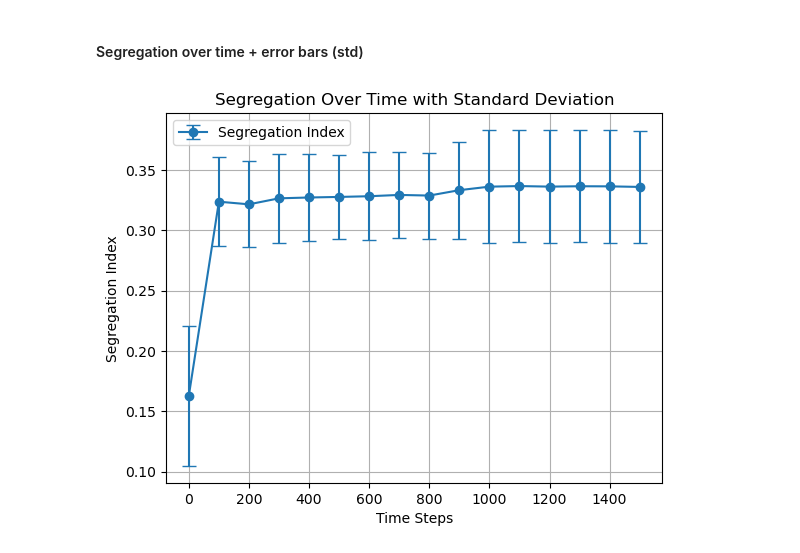
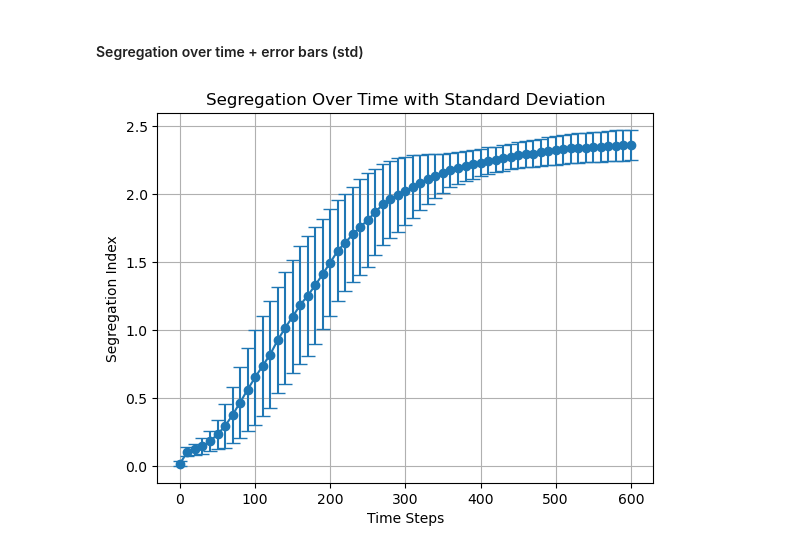
Before and after one commit to markalvaress/Housing_Multiple_IM, a Jupyter notebook: no_grid_model+graphs(Kinga).ipynb, the cells around one changed output. Saved outputs shown, nothing was run; the diff lists cells and outputs as text; code cells hidden in the pictures.

```diff
--- a/no_grid_model+graphs(Kinga).ipynb
+++ b/no_grid_model+graphs(Kinga).ipynb
@@ -133,5 +216,5 @@ def update_values(affluence_grid, house_grid, lambda_, r):
 # %%
-def propose_swap(affluence_grid, house_grid, religion_grid, politics_grid):
+def propose_swap(affluence_grid, house_grid, religion_grid, politics_grid, r, kernel):
     """
     Calculate delta and swap agents if delta > 0.
     """
@@ -141,22 +224,24 @@ def propose_swap(affluence_grid, house_grid, religion_grid, politics_grid):
     x2, y2 = random.randint(0, n-1), random.randint(0, m-1)
 
     A_x1, A_x2 = affluence_grid[x1, y1], affluence_grid[x2, y2]
-    V_x1, V_x2 = house_grid[x1, y1], house_grid[x2, y2]
+    V_x1, V_x2 = house_grid[x1, y1] / np.max(house_grid), house_grid[x2, y2] / np.max(house_grid)
     delta_econ = (A_x1 - V_x1)**2 + (A_x2 - V_x2)**2 - (A_x1 - V_x2)**2 - (A_x2 - V_x1)**2
 
     R_x1, R_x2 = religion_grid[x1, y1], religion_grid[x2, y2]
-    R_nbhd_x1, R_nbhd_x2 = calculate_neighborhood_average(religion_grid, x1, y1, r), calculate_neighborhood_average(religion_grid, x2, y2, r)
+    R_nbhd_x1, R_nbhd_x2 = calculate_neighborhood_average(religion_grid, x1, y1, r, kernel), calculate_neighborhood_average(religion_grid, x2, y2, r, kernel)
     delta_rel = (R_x1 - R_nbhd_x1)**2 + (R_x2 - R_nbhd_x2)**2 - (R_x1 - R_nbhd_x2)**2 - (R_x2 - R_nbhd_x1)**2
 
     P_x1, P_x2 = politics_grid[x1, y1], politics_grid[x2, y2]
-    P_nbhd_x1, P_nbhd_x2 = calculate_neighborhood_average(politics_grid, x1, y1, r), calculate_neighborhood_average(politics_grid, x2, y2, r)
+    P_nbhd_x1, P_nbhd_x2 = calculate_neighborhood_average(politics_grid, x1, y1, r, kernel), calculate_neighborhood_average(politics_grid, x2, y2, r, kernel)
     delta_pol = (P_x1 - P_nbhd_x1)**2 + (P_x2 - P_nbhd_x2)**2 - (P_x1 - P_nbhd_x2)**2 - (P_x2 - P_nbhd_x1)**2
 
     if delta_econ > 0 and 0.5 * delta_rel + 0.5 * delta_pol > 0:
         # Swap the two agents on all grids
         affluence_grid[x1, y1], affluence_grid[x2, y2] = A_x2, A_x1
-        house_grid[x1, y1], house_grid[x2, y2] = V_x2, V_x1
         religion_grid[x1, y1], religion_grid[x2, y2] = R_x2, R_x1
         politics_grid[x1, y1], politics_grid[x2, y2] = P_x2, P_x1
+        return 1
+    else:
+        return 0
 # %% [markdown]
 #### Simulation
@@ -164,7 +270,7 @@ def propose_swap(affluence_grid, house_grid, religion_grid, politics_grid):
 np.random.seed(1234)
 
 # Simulation parameters
-n_steps = 1500
+n_steps = 500
 affluence_grid, house_grid, religion_grid, politics_grid = random_board(n, m, p, rho)
 
 # Set up the plot
@@ -191,11 +297,12 @@ avg_poor_prices = [poor_house_prices.mean()]
 # Simulation loop
 for step in range(n_steps+1):
     # Update house values
-    house_grid = update_values(affluence_grid, house_grid, lambda_, r)
+    house_grid = calculate_new_house_values_conv(affluence_grid, house_grid, r, lambda_)
 
     # Propose random move - several in each step
-    for i in range(100):
-        propose_swap(affluence_grid, house_grid, religion_grid, politics_grid)
+    i = 0
+    while i < 25:
+        i += propose_swap(affluence_grid, house_grid, religion_grid, politics_grid, r, kernel)
 
     # Calculate new maximum house price for the color scale
     max_house_price = np.max(house_grid)
@@ -359,18 +420,19 @@ plt.plot(theil_indices, segregation_indices)
 #### Segregation over time
 # %%
 # Simulation parameters
-n_steps = 1500
+n_steps = 200
 affluence_grid, house_grid, religion_grid, politics_grid = random_board(n, m, p, rho)
 seg_indices=[]
 
 # Simulation loop
 for step in range(n_steps+1):
     # Update house values
-    house_grid = update_values(affluence_grid, house_grid, lambda_, r)
+    house_grid = calculate_new_house_values_conv(affluence_grid, house_grid, r, lambda_)
 
     # Propose random move - several in each step
-    for i in range(100):
-        propose_swap(affluence_grid, house_grid, religion_grid, politics_grid)
+    i = 0
+    while i < 25:
+        i += propose_swap(affluence_grid, house_grid, religion_grid, politics_grid, r, kernel)
 
     seg_ind = spatial_segregation(house_grid)
     seg_indices.append(seg_ind)
@@ -449,45 +450,45 @@ n_steps: 500, swap_nr: 20, Avg Segregation Index: 0.3857
 #### Segregation over time + error bars (std)
 # %%
 # Simulation parameters
-n_steps = 1500
-step_interval = 100  # Record segregation index every 100 steps
+n_steps = 600
+step_interval = 10  # Record segregation index every 100 steps
 n_time_points = n_steps // step_interval + 1
-n_experiments = 10
+n_experiments = 5
 
 seg_indices = np.zeros((n_experiments, n_time_points))
 
 for j in range(n_experiments):
     # Initialize random board
     affluence_grid, house_grid, religion_grid, politics_grid = random_board(n, m, p, rho)
 
     # Simulation loop
     for step in range(n_steps + 1):
         # Update house values
-        house_grid = update_values(affluence_grid, house_grid, lambda_, r)
+        house_grid = calculate_new_house_values_conv(affluence_grid, house_grid, r, lambda_)
 
         # Propose random swaps
-        for i in range(100):
-            propose_swap(affluence_grid, house_grid, religion_grid, politics_grid)
+        i = 0
+        while i < 25:
+            i += propose_swap(affluence_grid, house_grid, religion_grid, politics_grid, r, kernel)
 
         # Record segregation index every 100 steps
         if step % step_interval == 0:
             seg_ind = spatial_segregation(house_grid)
             seg_indices[j][step // step_interval] = seg_ind
 
 # Calculate mean and standard deviation of segregation indices
 mean_seg = np.mean(seg_indices, axis=0)
 std_seg = np.std(seg_indices, axis=0)
 
 # Time points corresponding to recorded steps
 time_points = np.arange(0, n_steps + 1, step_interval)
 
 # Plotting with error bars
 plt.errorbar(time_points, mean_seg, yerr=std_seg, fmt='-o', capsize=5, label='Segregation Index')
 plt.xlabel('Time Steps')
 plt.ylabel('Segregation Index')
 plt.title('Segregation Over Time with Standard Deviation')
 plt.grid(True)
-plt.legend()
 plt.show()
 # %% [output]
-[figure, old version]
+[figure, new version]
```
Also changed, not shown: parts of 21 cells of this notebook, 1 other file.
